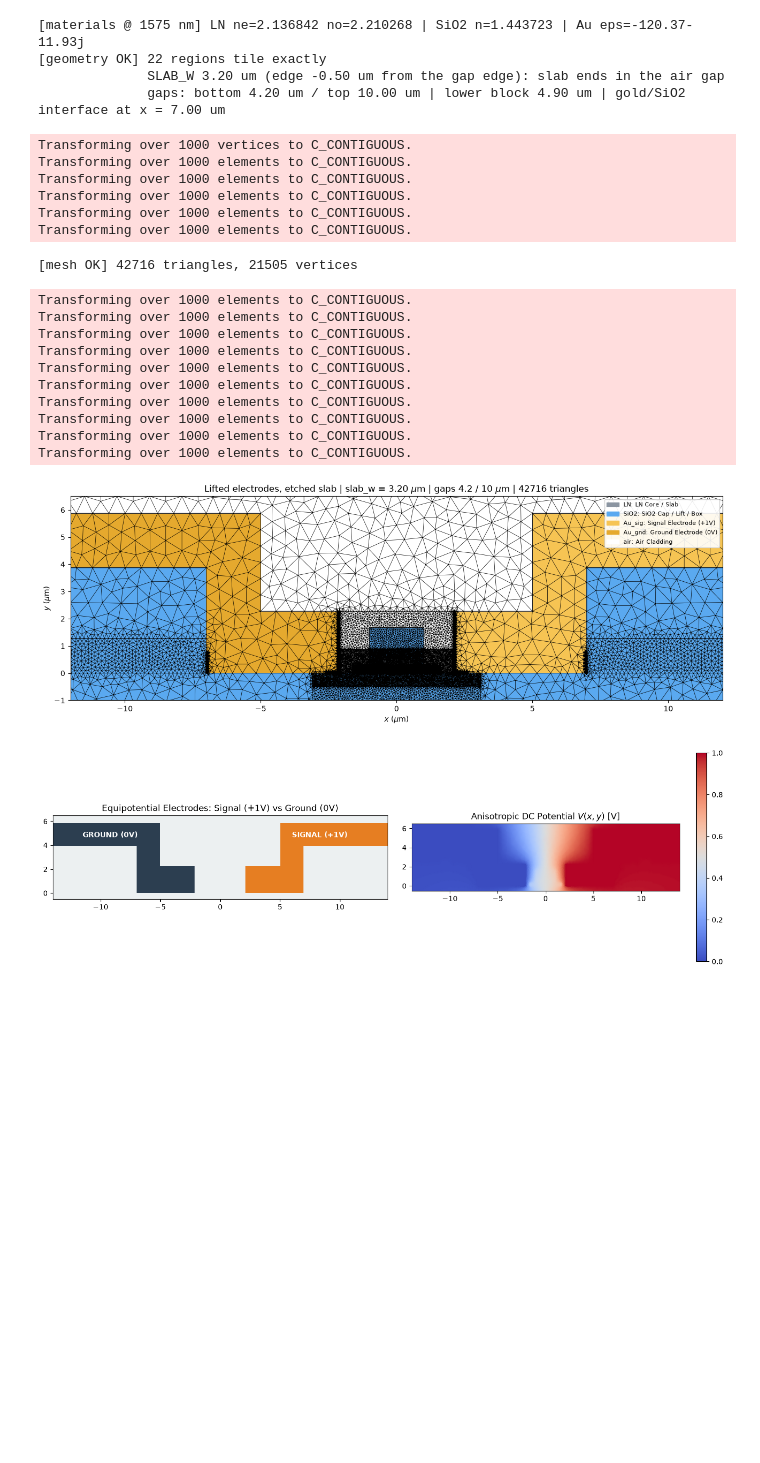
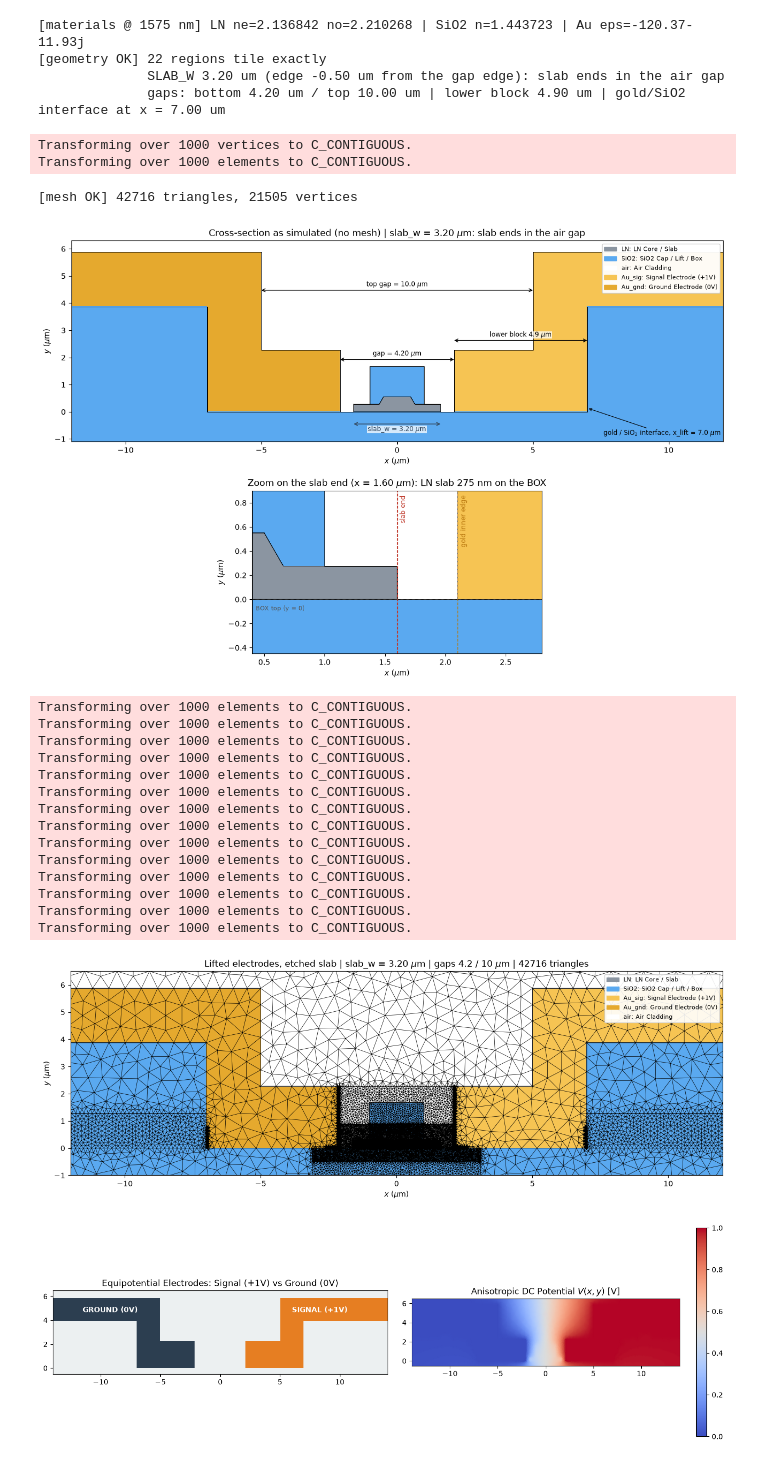
Before and after one commit to andreimuresian/claude, a Jupyter notebook: VPI_interface_optimized_Lisbona_lifted_etched_slab.ipynb, the cells around one changed output. Cells and saved outputs as stored; diff of their text form; code cells hidden in the pictures; blank space fills up the shorter version.

Commit message:
Re-execute etched-slab notebook with the mesh-free cross-section figure
Co-Authored-By: Claude Opus 5.5 <noreply@anthropic.com>
Claude-Session: https://claude.ai/code/session_01EHQDy7yrZwCZyHELu6KFb3

```diff
--- a/VPI_interface_optimized_Lisbona_lifted_etched_slab.ipynb
+++ b/VPI_interface_optimized_Lisbona_lifted_etched_slab.ipynb
@@ -393,6 +393,73 @@ assert not np.any(mat_of_el == None), (  # noqa: E711
     f"{int(np.sum(mat_of_el == None))} unassigned elements")  # noqa: E711
 print(f"[mesh OK] {skfem_mesh.nelements} triangles, {skfem_mesh.nvertices} vertices")
 
+# ---- Cross-section WITHOUT the mesh ------------------------------------------
+# Every triangle is filled with the colour of the material the SOLVER assigns to
+# it (mat_of_el), so this is what is simulated, not just what was drawn.  Thin
+# black lines are the material boundaries.
+from matplotlib.colors import ListedColormap
+
+_mkeys = list(MATERIALS)
+_midx = np.array([_mkeys.index(m) for m in mat_of_el], dtype=float)
+_mcmap = ListedColormap([MATERIALS[m]["color"] for m in _mkeys])
+_by_mat = {}
+for _n, _p in polygons.items():
+    _by_mat.setdefault(material_of(_n), []).append(_p)
+_mat_shapes = {m: unary_union(v) for m, v in _by_mat.items()}
+
+
+def _draw_materials(ax):
+    ax.tripcolor(skfem_mesh.p[0], skfem_mesh.p[1], skfem_mesh.t.T, facecolors=_midx,
+                 cmap=_mcmap, vmin=-0.5, vmax=len(_mkeys) - 0.5,
+                 edgecolors="face", linewidth=0.0, antialiased=False)
+    for _shape in _mat_shapes.values():
+        for _part in (_shape.geoms if hasattr(_shape, "geoms") else [_shape]):
+            for _ring in [_part.exterior, *_part.interiors]:
+                _xy = np.asarray(_ring.coords)
+                ax.plot(_xy[:, 0], _xy[:, 1], color="k", lw=0.6)
+
+
+def _dim(ax, x0, x1, y, label, color="k", above=True):
+    ax.annotate("", (x0, y), (x1, y),
+                arrowprops=dict(arrowstyle="<->", color=color, lw=1.0, shrinkA=0, shrinkB=0))
+    ax.text(0.5 * (x0 + x1), y + (0.08 if above else -0.08), label, color=color, fontsize=8.5,
+            ha="center", va="bottom" if above else "top",
+            bbox=dict(fc="white", ec="none", alpha=0.75, pad=0.6))
+
+
+_xs, _xg, _yst = SLAB_W / 2.0, GAP_BOT / 2.0, SLAB_H
+fig, (ax_a, ax_b) = plt.subplots(2, 1, figsize=(13, 8.6), gridspec_kw=dict(height_ratios=[1.45, 1]))
+_draw_materials(ax_a)
+_xl = max(12.0, _xs + 2.0)
+_dim(ax_a, -_xs, _xs, -0.45, rf"slab_w = {SLAB_W:.2f} $\mu$m", color="#34495e", above=False)
+_dim(ax_a, -_xg, _xg, _yst + EL_H - 0.35, rf"gap = {GAP_BOT:.2f} $\mu$m")
+_dim(ax_a, -GAP_TOP / 2.0, GAP_TOP / 2.0, _yst + BUFFER_H + 0.6, rf"top gap = {GAP_TOP:.1f} $\mu$m")
+_dim(ax_a, _xg, X_LIFT, _yst + EL_H + 0.35, rf"lower block {LOW_W:.1f} $\mu$m")
+ax_a.annotate(rf"gold / SiO$_2$ interface, x_lift = {X_LIFT:.1f} $\mu$m", (X_LIFT, _yst / 2),
+              (X_LIFT + 0.6, -0.85), fontsize=8.5, arrowprops=dict(arrowstyle="->", lw=0.8))
+ax_a.legend(handles=[mpatches.Patch(color=MATERIALS[m]["color"], label=f"{m}: {MATERIALS[m]['desc']}")
+                     for m in _mkeys if m in _mat_shapes],
+            loc="upper right", framealpha=0.95, fontsize=8)
+ax_a.set_xlim(-_xl, _xl); ax_a.set_ylim(-1.1, 6.3); ax_a.set_aspect("equal")
+ax_a.set_xlabel(r"$x$ ($\mu$m)"); ax_a.set_ylabel(r"$y$ ($\mu$m)")
+ax_a.set_title(rf"Cross-section as simulated (no mesh) | slab_w = {SLAB_W:.2f} $\mu$m: {_regime}")
+
+# zoom on the right-hand slab end: what surrounds the end of the LN slab
+_draw_materials(ax_b)
+_zx0, _zx1 = _xs - 1.2, _xs + 1.2
+for _xv, _lab, _c in [(_xg, "gold inner edge", "#b9770e"), (X_LIFT, "gold / SiO$_2$ interface", "#1f618d"),
+                      (_xs, "slab end", "#c0392b")]:
+    if _zx0 < _xv < _zx1:
+        ax_b.axvline(_xv, color=_c, ls="--", lw=1.0)
+        ax_b.text(_xv + 0.02, 0.86, _lab, color=_c, fontsize=8.5, rotation=90, va="top")
+ax_b.axhline(0.0, color="#555", lw=0.6, ls=":")
+ax_b.text(_zx0 + 0.03, -0.05, "BOX top (y = 0)", fontsize=8, va="top", color="#555")
+ax_b.set_xlim(_zx0, _zx1); ax_b.set_ylim(-0.45, 0.9); ax_b.set_aspect("equal")
+ax_b.set_xlabel(r"$x$ ($\mu$m)"); ax_b.set_ylabel(r"$y$ ($\mu$m)")
+ax_b.set_title(rf"Zoom on the slab end (x = {_xs:.2f} $\mu$m): LN slab {SLAB_H*1e3:.0f} nm on the BOX")
+plt.tight_layout()
+plt.show()
+
 # ---- Cross-section visualization ---------------------------------------------
 fig, ax = plt.subplots(figsize=(13, 4.8))
 legend_patches = []
@@ -405,37 +472,34 @@ for raw_name, s_id in name_to_id.items():
     col = MATERIALS[mat_key]["color"]
     elem_idx = np.where(tri_subdomains == s_id)[0]
     if elem_idx.size == 0:
         continue
     sub_mesh = MeshTri(skfem_mesh.p, skfem_mesh.t[:, elem_idx])
     sub_mesh.plot(np.zeros(sub_mesh.nelements), ax=ax, shading="flat",
                   cmap=plt.matplotlib.colors.ListedColormap([col]))
     sub_mesh.draw(ax=ax, color="black", lw=0.15)
     if mat_key not in seen:
         legend_patches.append(mpatches.Patch(color=col, label=f"{mat_key}: {MATERIALS[mat_key]['desc']}"))
         seen.add(mat_key)
 
 ax.legend(handles=legend_patches, loc="upper right", framealpha=0.9, fontsize=8)
 ax.set_title(rf"Lifted electrodes, etched slab | slab_w = {SLAB_W:.2f} $\mu$m | "
              rf"gaps {GAP_BOT:.1f} / {GAP_TOP:.0f} $\mu$m | {skfem_mesh.nelements} triangles")
 ax.set_xlim([-max(12.0, SLAB_W / 2 + 2), max(12.0, SLAB_W / 2 + 2)])
 ax.set_ylim([-1.0, 6.5])
 ax.set_xlabel(r"$x$ ($\mu$m)")
 ax.set_ylabel(r"$y$ ($\mu$m)")
 ax.set_aspect("equal")
 plt.tight_layout()
 plt.show()
 # %% [output]
 [materials @ 1575 nm] LN ne=2.136842 no=2.210268 | SiO2 n=1.443723 | Au eps=-120.37-11.93j
 [geometry OK] 22 regions tile exactly
               SLAB_W 3.20 um (edge -0.50 um from the gap edge): slab ends in the air gap
               gaps: bottom 4.20 um / top 10.00 um | lower block 4.90 um | gold/SiO2 interface at x = 7.00 um
 Transforming over 1000 vertices to C_CONTIGUOUS.
 Transforming over 1000 elements to C_CONTIGUOUS.
-Transforming over 1000 elements to C_CONTIGUOUS.
-Transforming over 1000 elements to C_CONTIGUOUS.
-Transforming over 1000 elements to C_CONTIGUOUS.
-Transforming over 1000 elements to C_CONTIGUOUS.
 [mesh OK] 42716 triangles, 21505 vertices
+[figure, new version]
 Transforming over 1000 elements to C_CONTIGUOUS.
 Transforming over 1000 elements to C_CONTIGUOUS.
 Transforming over 1000 elements to C_CONTIGUOUS.
@@ -446,7 +510,11 @@ Transforming over 1000 elements to C_CONTIGUOUS.
 Transforming over 1000 elements to C_CONTIGUOUS.
 Transforming over 1000 elements to C_CONTIGUOUS.
 Transforming over 1000 elements to C_CONTIGUOUS.
+Transforming over 1000 elements to C_CONTIGUOUS.
+Transforming over 1000 elements to C_CONTIGUOUS.
+Transforming over 1000 elements to C_CONTIGUOUS.
+Transforming over 1000 elements to C_CONTIGUOUS.
-[figure, old version]
+[figure, added]
 # %%
 # %% [1] Anisotropic DC Electrostatics
 from skfem import Basis, ElementTriP0, ElementTriP1, BilinearForm, asm, condense, solve
```
Also changed, not shown: parts of 3 cells of this notebook.
